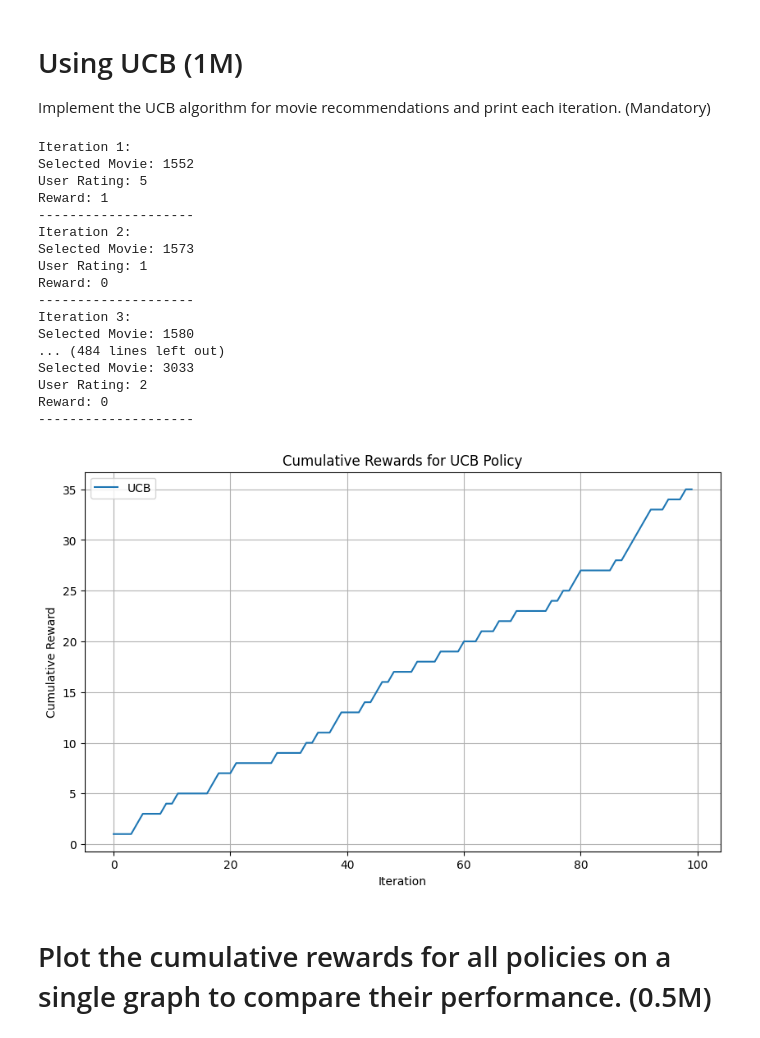
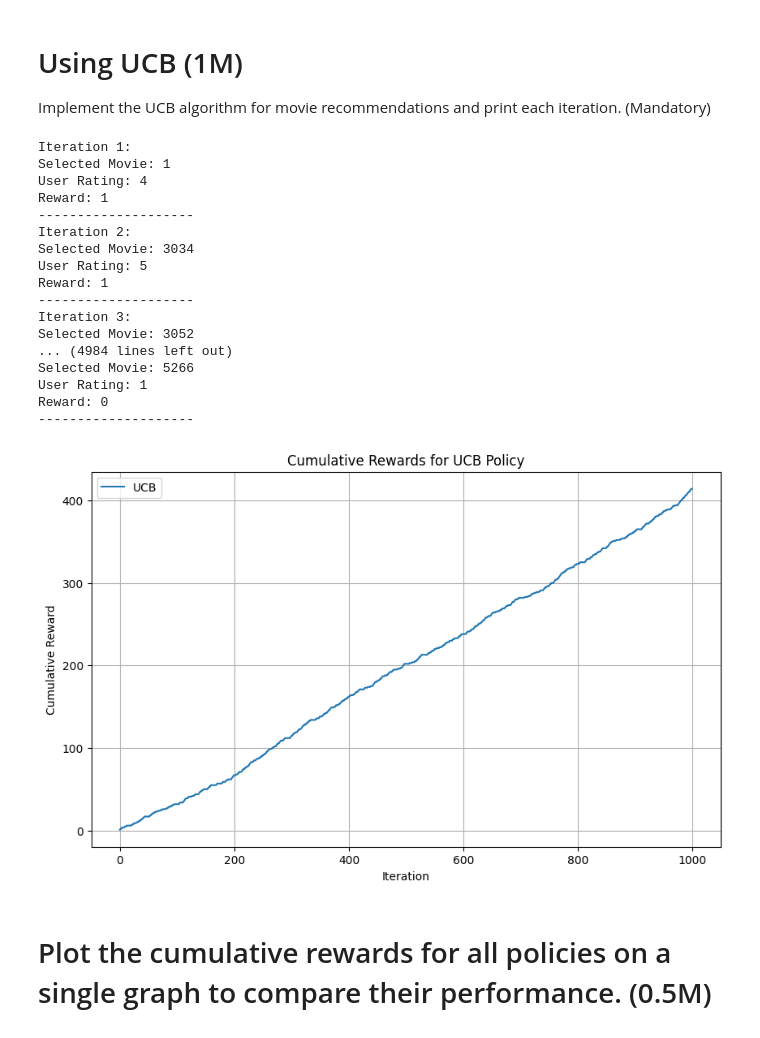
Before and after one commit to abhinavgazta/deepreinforcelearning, a Jupyter notebook: MAB_Assignment_1.ipynb, the cells around one changed output. Drawn from its saved outputs; the diff is of its cells as text; code cells hidden in the pictures.

```diff
--- a/MAB_Assignment_1.ipynb
+++ b/MAB_Assignment_1.ipynb
@@ -473,7 +473,7 @@ class RandomAgent:
 
 # Initializing the Random Agent and working on
 randomAgent = RandomAgent(movie_env)
-rewards = randomAgent.run_random_policy(movie_env, 1000)
-plot_rewards(rewards)
+rewardsRandomAgent = randomAgent.run_random_policy(movie_env, 1000)
+plot_rewards(rewardsRandomAgent)
 # %% [output]
 Iteration 1:
@@ -546,7 +546,7 @@ class GreedyAgent:
 
 # Greedy Agent is implemented here..
 greedyAgent = GreedyAgent(movie_env)
-rewards = greedyAgent.run_greedy_policy(movie_env, 1000)
-plot_rewards(rewards)
+rewardsGreedyAgent = greedyAgent.run_greedy_policy(movie_env, 1000)
+plot_rewards(rewardsGreedyAgent)
 # %% [output]
 Iteration 1:
@@ -743,45 +743,45 @@ class UCBAgent:
             env.n_selections[movie_id] += 1
             all_rewards.append(reward)
 
             print(f"Iteration {i+1}:")
             print(f"Selected Movie: {movie_id}")
             print(f"User Rating: {user_rating}")
             print(f"Reward: {reward}")
             print("-" * 20)
 
         return all_rewards
 
 ucb_agent = UCBAgent(movie_env)
 ucb_rewards = ucb_agent.run_ucb_policy(movie_env, num_iterations=1000)
 
 # Plot cumulative rewards
 plt.figure(figsize=(10, 6))
-cumulative_rewards = np.cumsum(ucb_rewards)
-plt.plot(cumulative_rewards, label="UCB")
+ucbCumulativeReward = np.cumsum(ucb_rewards)
+plt.plot(ucbCumulativeReward, label="UCB")
 plt.xlabel("Iteration")
 plt.ylabel("Cumulative Reward")
 plt.title("Cumulative Rewards for UCB Policy")
 plt.legend()
 plt.grid(True)
 plt.show()
 # %% [output]
 Iteration 1:
-Selected Movie: 1552
+Selected Movie: 1
+User Rating: 4
+Reward: 1
+--------------------
+Iteration 2:
+Selected Movie: 3034
 User Rating: 5
 Reward: 1
 --------------------
-Iteration 2:
-Selected Movie: 1573
+Iteration 3:
+Selected Movie: 3052
+... (4984 lines left out)
+Selected Movie: 5266
 User Rating: 1
 Reward: 0
 --------------------
-Iteration 3:
-Selected Movie: 1580
-... (484 lines left out)
-Selected Movie: 3033
-User Rating: 2
-Reward: 0
---------------------
-[figure, old version]
+[figure, new version]
 # %% [markdown]
 # Plot the cumulative rewards for all policies on a single graph to compare their performance. (0.5M)
```
Also changed, not shown: parts of 7 cells of this notebook.
